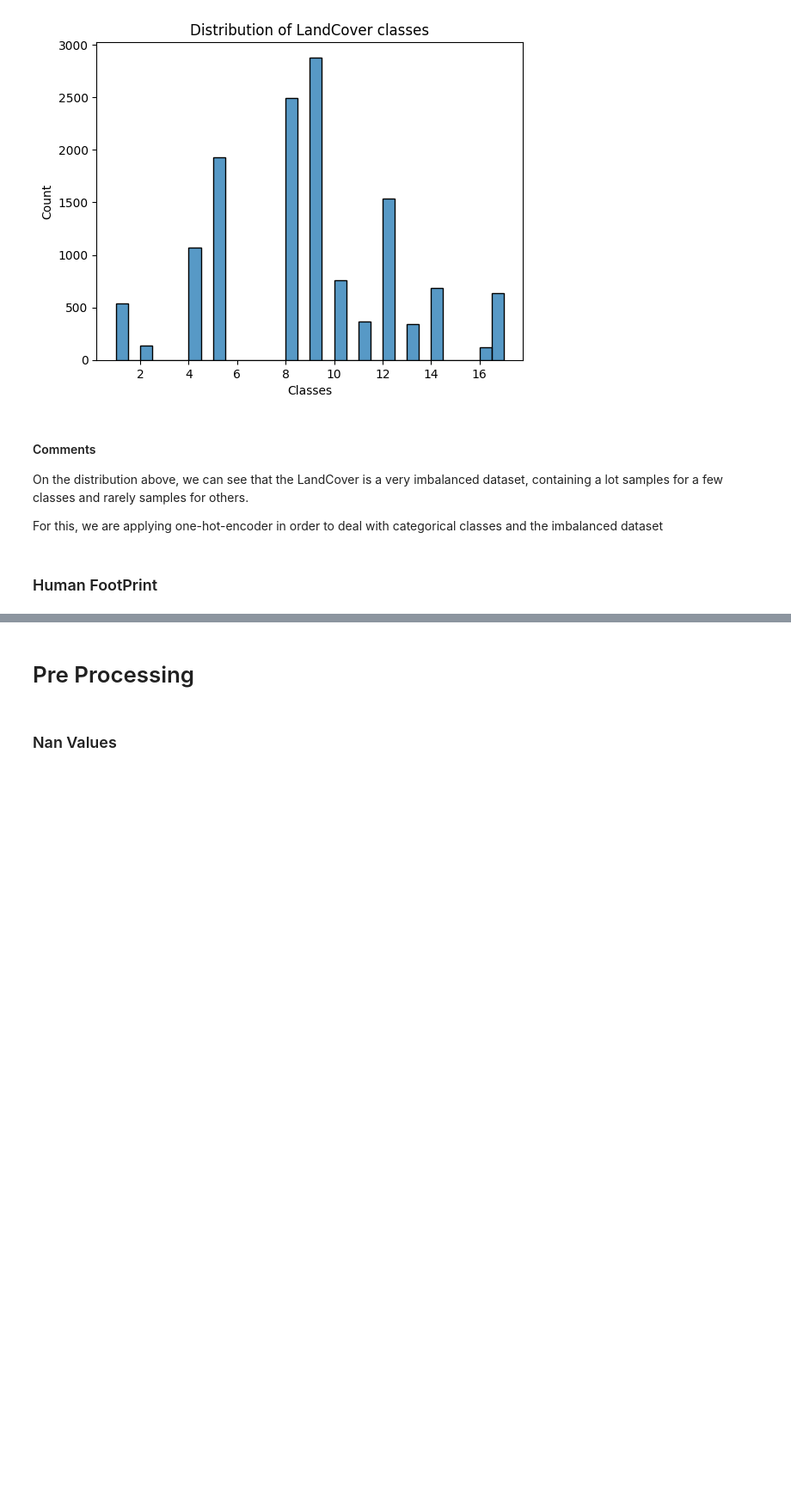
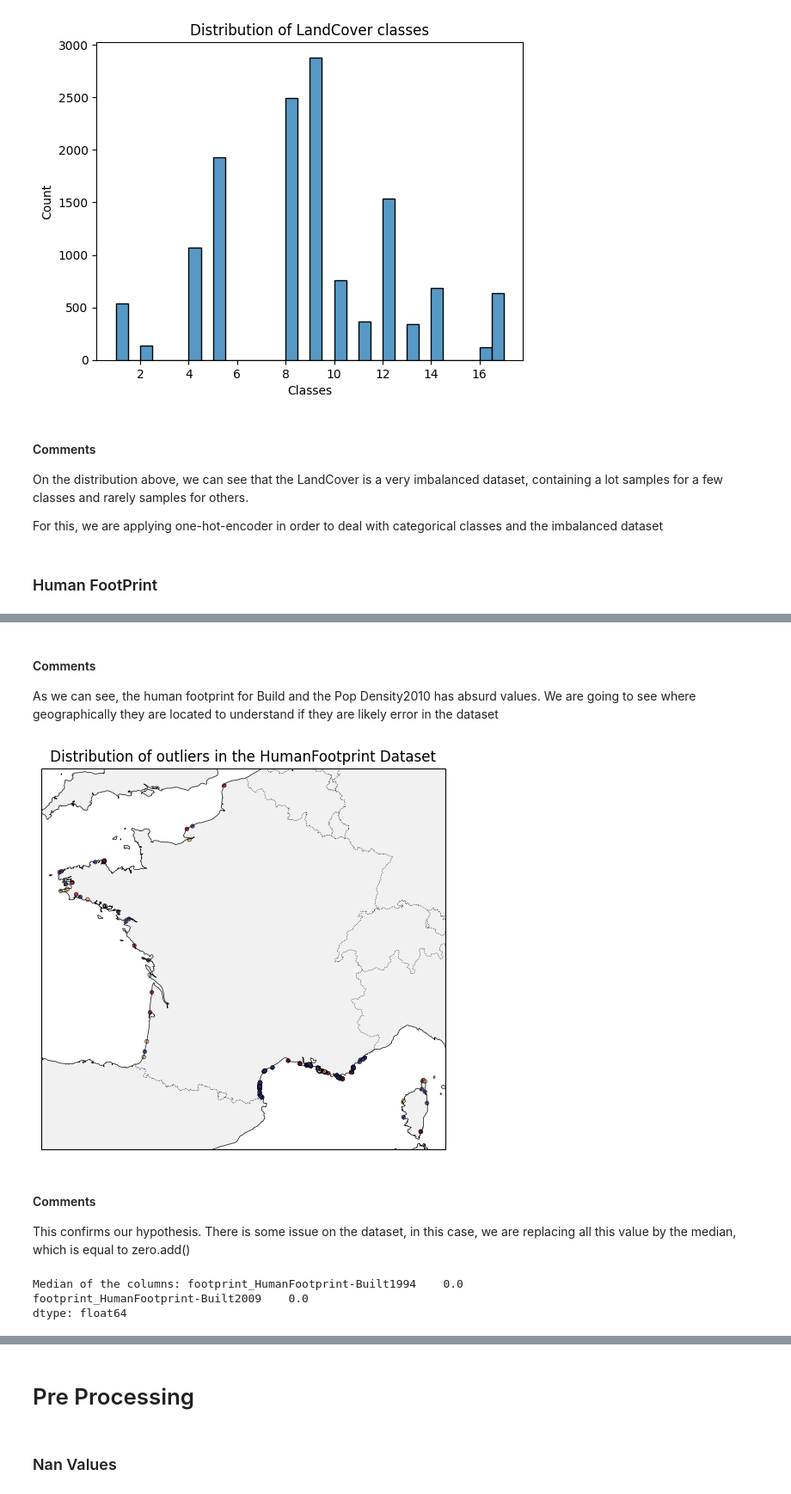
Before and after one commit to emanuel-gf/PlantNet-Species-ML-Project, a Jupyter notebook: milestone_1_emanuel.ipynb, the cells around one changed output, grey strips where cells are left out. Shown at 86% size. Saved outputs shown, nothing was run; the diff lists cells and outputs as text; code cells hidden in the pictures; blank space fills up the shorter version.

```diff
--- a/milestone_1_emanuel.ipynb
+++ b/milestone_1_emanuel.ipynb
@@ -578,0 +634,79 @@ For this, we are applying one-hot-encoder in order to deal with categorical clas
+# %% [markdown]
+#### Comments
+
+As we can see, the human footprint for Build and the Pop Density2010 has absurd values.
+We are going to see where geographically they are located to understand if they are likely error in the dataset
+# %%
+### geographical plot
+
+col_selected = 'footprint_HumanFootprint-Built1994'
+
+dff = pd.concat([X[X['footprint_HumanFootprint-Built1994']>1e6]['footprint_HumanFootprint-Built1994'],
+            df[["lon","lat"]]
+            ],
+            axis=1
+            )
+
+gdf = gpd.GeoDataFrame(dff,
+                    geometry = gpd.points_from_xy(dff["lon"],
+                                                     dff["lat"]),
+                    crs="EPSG:4326"
+)
+
+fig, ax = plt.subplots(figsize=(5,5),
+                       subplot_kw={'projection': ccrs.PlateCarree()})
+ax.add_feature(cfeature.BORDERS, linewidth=0.5, linestyle=':')
+ax.add_feature(cfeature.LAND, facecolor='lightgray', alpha=0.3)
+ax.add_feature(cfeature.COASTLINE, linewidth=0.5)
+gdf.plot(
+    column=col_selected,
+    cmap='RdYlBu',
+    legend=False,
+    ax=ax,
+    markersize=10,
+    edgecolor='black',
+    linewidth=0.5,
+    alpha=0.8
+)
+
+ax.set_title(" Distribution of outliers in the HumanFootprint Dataset ")
+plt.tight_layout()
+# %% [output]
+[figure, added]
+# %% [markdown]
+#### Comments
+
+This confirms our hypothesis. There is some issue on the dataset, in this case, we are replacing all this value by the median, which is equal to zero.add()
+# %%
+## EXTRATOSFERICAL VALUES
+## Replace Values
+## Select cols to be cleaned
+col_to_clean = ['footprint_HumanFootprint-Built1994','footprint_HumanFootprint-Built2009']
+
+## Check median
+print(f"Median of the columns: {X[col_to_clean].median()}")
+
+## Replace all values > 100 with 0
+X[col_to_clean] = X[col_to_clean].where(X[col_to_clean] <= 100, 0.0)
+
+
+## NEGATIVE VALUES
+## Based on the describe, we also identify some negative values, these values we are clipping to zero as well
+mask_cols_lower_zero=[]
+for i,v in (X[hf_cols] < 0).any(axis=0).items():
+    if v==True:
+        mask_cols_lower_zero.append(i)
+
+print('These are the cols with values lower than zero:')
+print(mask_cols_lower_zero)
+X[mask_cols_lower_zero] = X[mask_cols_lower_zero].clip(lower=0)
+
+
+## INCOSISTENT VALUES
+## The population density also has one value out of range that will be clipped to the maximum value for the year 1994
+mask = X['footprint_HumanFootprint-Popdensity2010'] > 1e4
+X.loc[mask, 'footprint_HumanFootprint-Popdensity2010'] = X.loc[mask, 'footprint_HumanFootprint-Popdensity1990']
+# %% [output]
+Median of the columns: footprint_HumanFootprint-Built1994    0.0
+footprint_HumanFootprint-Built2009    0.0
+dtype: float64
```
Also changed, not shown: parts of 23 cells of this notebook.
